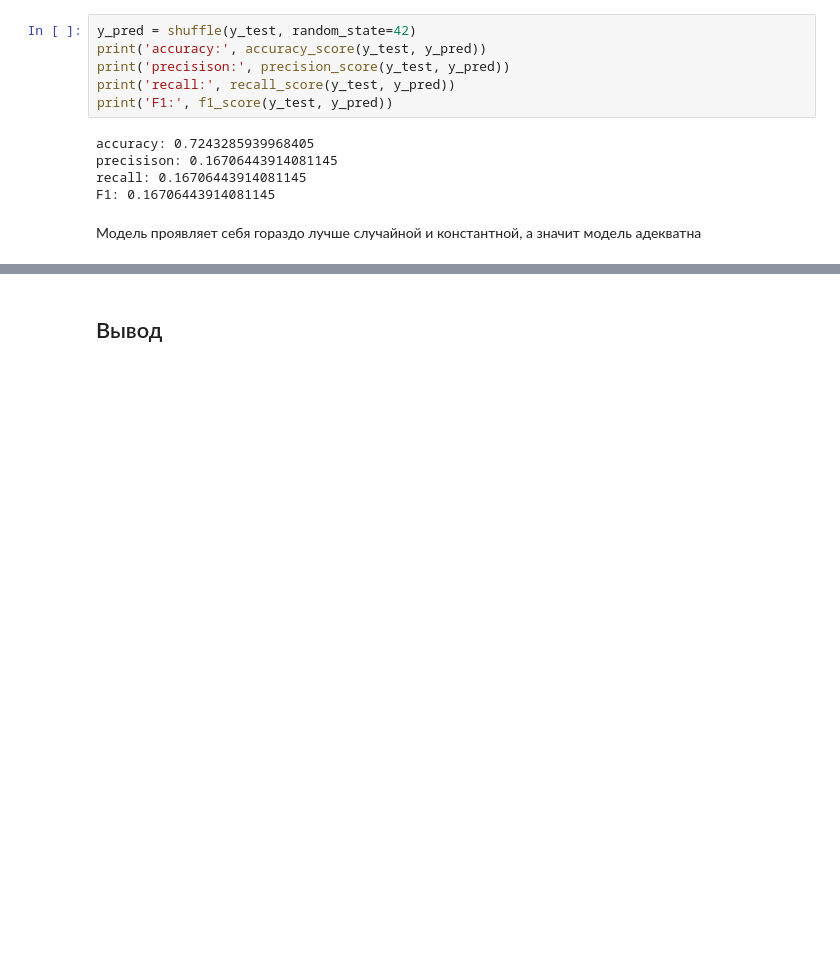
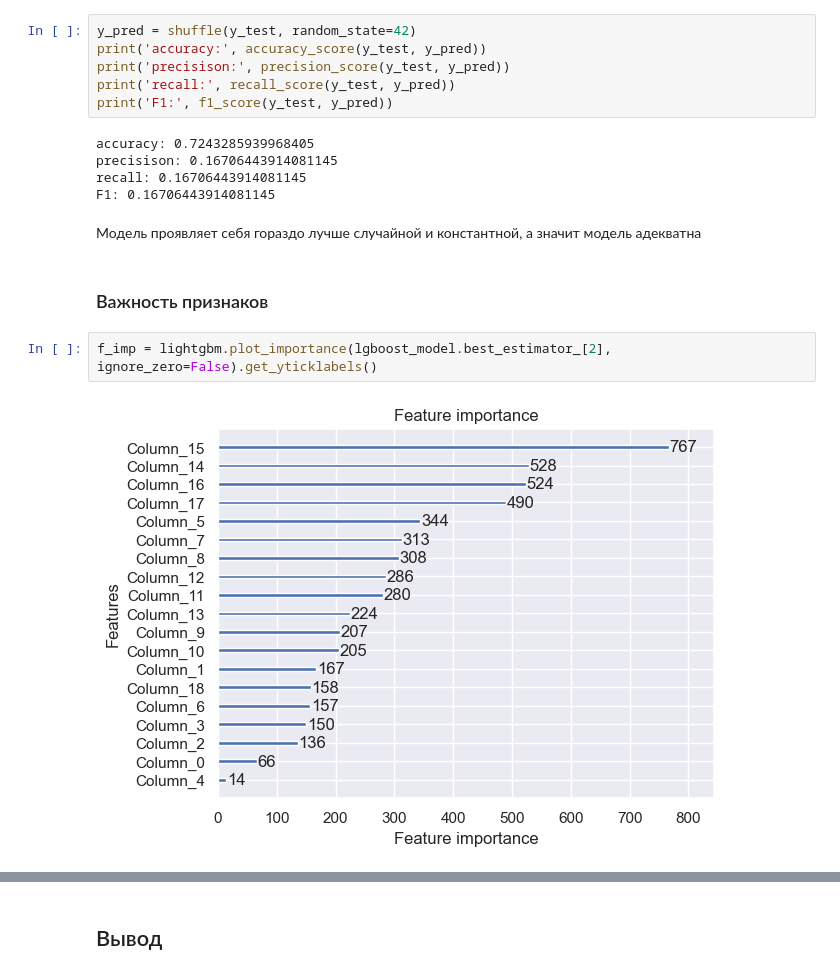
Before and after one commit to ArtAnichkin/kaggle_proj, a Jupyter notebook: 1_credit_card_customers/forecasting_the_outflow_of_bank_customers..ipynb, the cells around one changed output, grey strips where cells are left out. Cells and saved outputs as stored; diff of their text form; blank space fills up the shorter version.

```diff
--- a/1_credit_card_customers/forecasting_the_outflow_of_bank_customers..ipynb
+++ b/1_credit_card_customers/forecasting_the_outflow_of_bank_customers..ipynb
@@ -337,3 +352,9 @@ recall: 0.16706443914081145
 F1: 0.16706443914081145
 # %% [markdown]
 Модель проявляет себя гораздо лучше случайной и константной, а значит модель адекватна
+# %% [markdown]
+###  Важность признаков
+# %%
+f_imp = lightgbm.plot_importance(lgboost_model.best_estimator_[2], ignore_zero=False).get_yticklabels()
+# %% [output]
+[figure, added]
```
Also changed, not shown: parts of 19 cells of this notebook.
